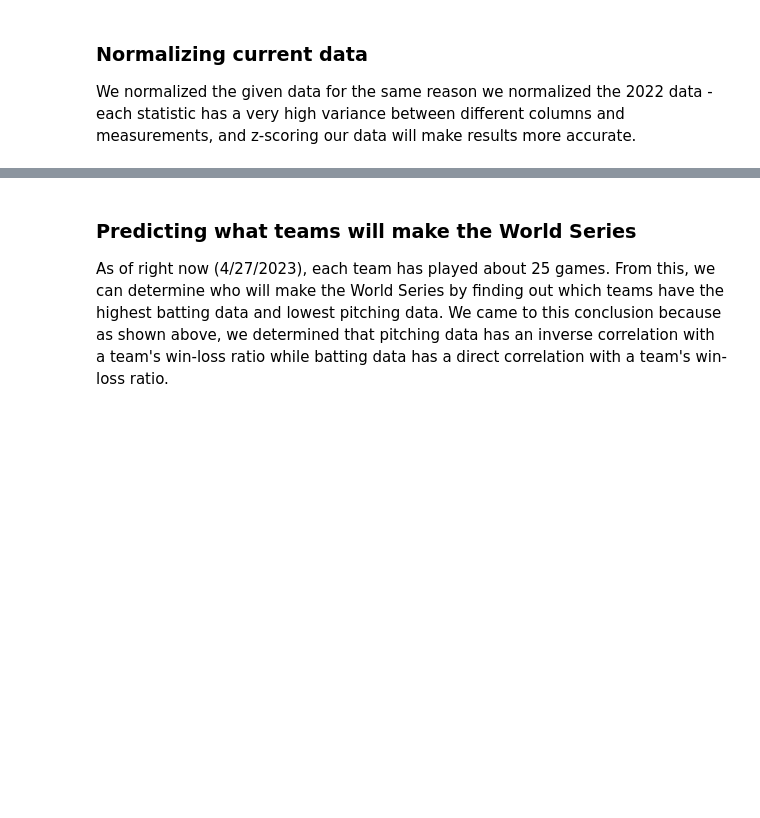
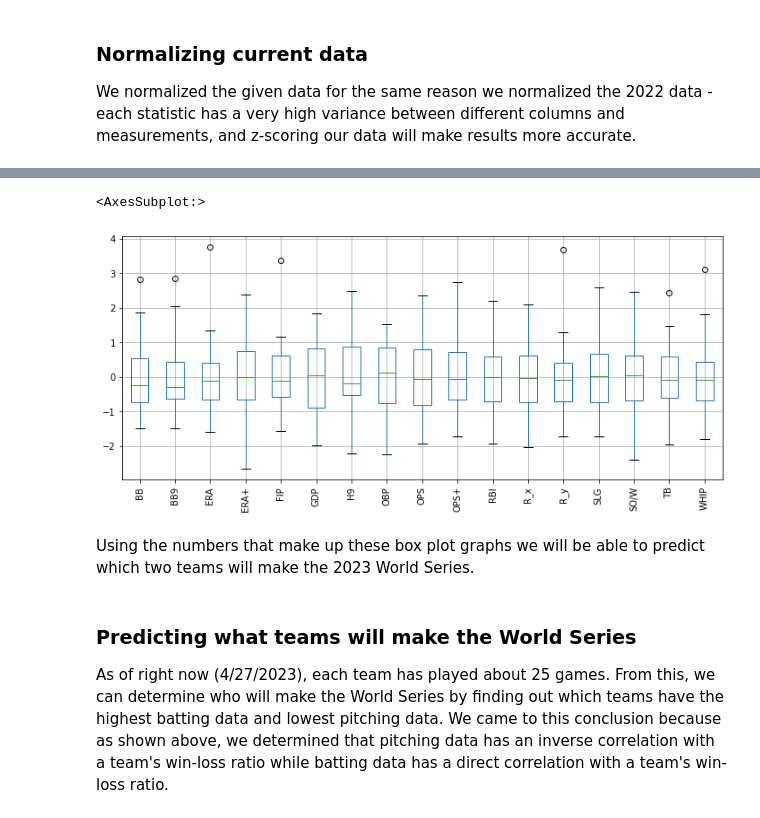
Before and after one commit to marcosfassiob/cmda3654_project, a Jupyter notebook: Project3.ipynb, the cells around one changed output, grey strips where cells are left out. Drawn from its saved outputs; the diff is of its cells as text; code cells hidden in the pictures; blank space fills up the shorter version.

```diff
--- a/Project3.ipynb
+++ b/Project3.ipynb
@@ -354,6 +374,14 @@ norm.head()
 | 2 | -0.828005 | -0.684162 | -0.116463 | 0.058760 | -0.349877 | 1.067633 | -0.085765 | 0.853316 | 0.584911 | 0.705690 | 0.601240 | ... |
 | 3 | -0.239686 | -0.363461 | 0.846659 | -0.696725 | 0.679174 | 0.813434 | 0.921038 | 0.497767 | 0.636470 | 0.386854 | 1.425520 | ... |
 | 4 | -0.370423 | -0.042760 | -0.751713 | 0.814245 | -0.808992 | -1.220152 | -1.428167 | 1.412034 | 1.186436 | 1.088294 | 0.746701 | ... |
+# %%
+# boxplot of normalized data
+pd.plotting.boxplot(norm, figsize=(12,5), rot=90)
+# %% [output]
+<AxesSubplot:>
+[figure, added]
+# %% [markdown]
+Using the numbers that make up these box plot graphs we will be able to predict which two teams will make the 2023 World Series.
 # %% [markdown]
 ### Predicting what teams will make the World Series
 
```
Also changed, not shown: parts of 19 cells of this notebook.
